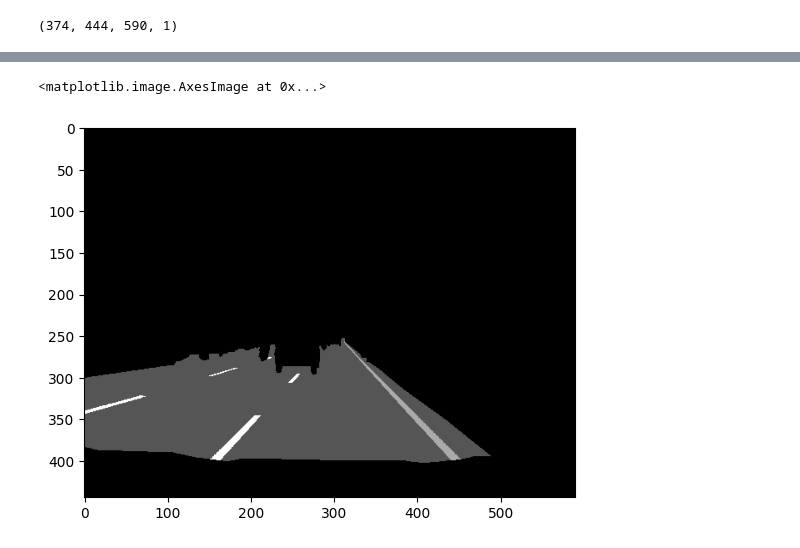
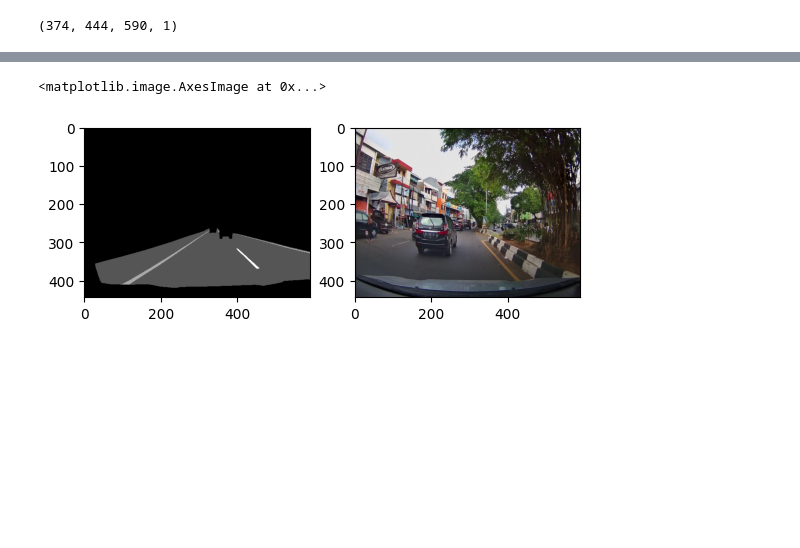
Before and after one commit to Senna256/TFG, a Jupyter notebook: tfg_w_traffic_and_sam.ipynb, the cells around one changed output, grey strips where cells are left out. Saved outputs shown, nothing was run; the diff lists cells and outputs as text; code cells hidden in the pictures; blank space fills up the shorter version.

Commit message:
Kaggle Notebook | TFG_Enric | Version 18

```diff
--- a/tfg_w_traffic_and_sam.ipynb
+++ b/tfg_w_traffic_and_sam.ipynb
@@ -498,12 +521,17 @@ plt.show()
 # %%
 ###### PROVES VARIES###########
 # %%
-image = np.array(Image.open("/kaggle/working/resized_mask169.png"))
+plt.subplot(1,2,1)
+image = np.array(Image.open("/kaggle/working/resized_mask1.png"))
 image.max()
 plt.imshow(image,cmap="gray")
+plt.subplot(1,2,2)
+image = np.array(Image.open("/kaggle/working/resized_image5.png"))
+image.max()
+plt.imshow(image,cmap="gray")
 # %% [output]
 <matplotlib.image.AxesImage at 0x...>
-[figure, old version]
+[figure, new version]
 # %%
 
 def load_images(image_dir):
```
Also changed, not shown: parts of 15 cells of this notebook.
